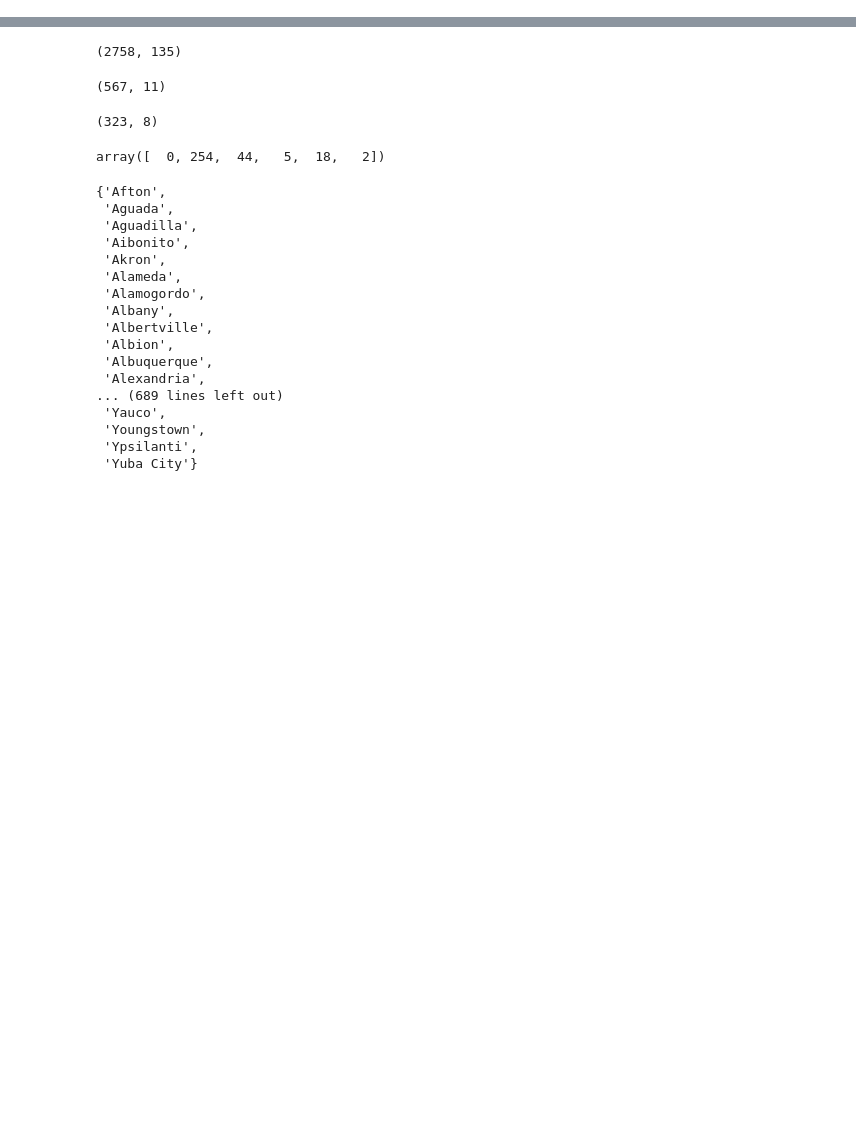
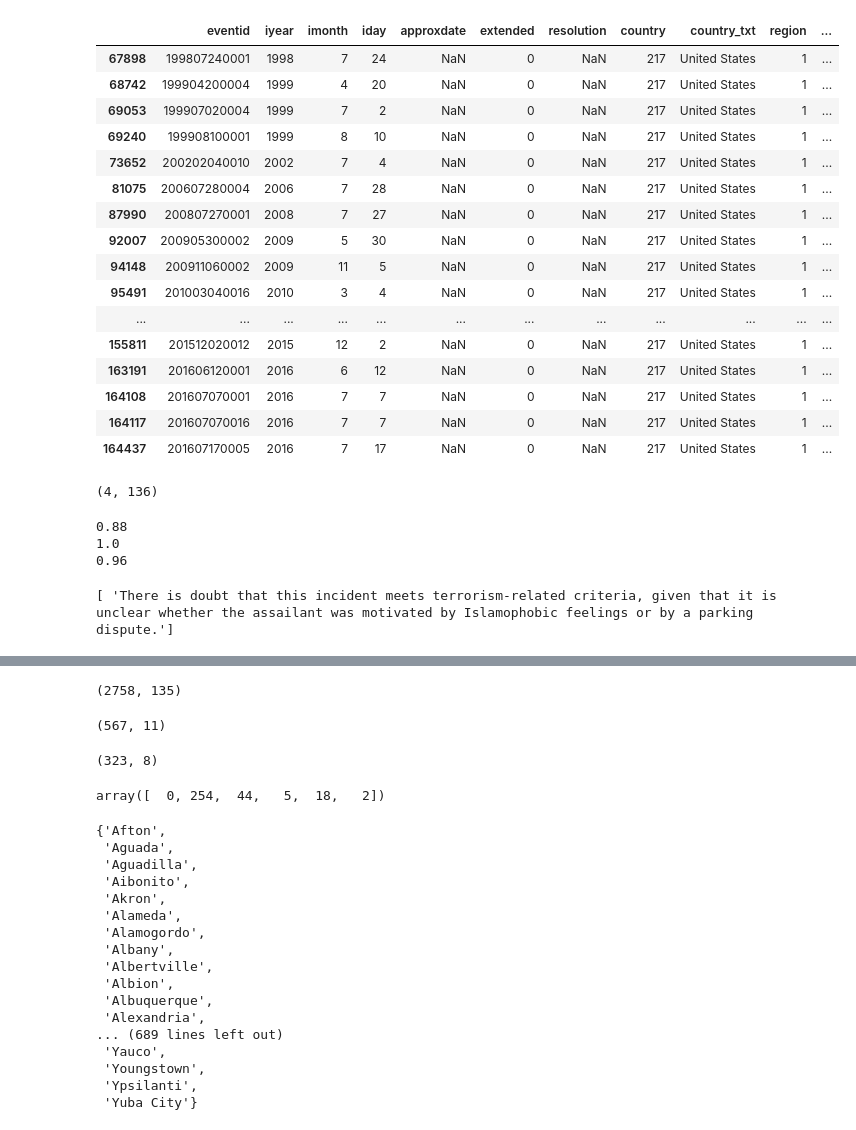
Before and after one commit to dallascard/terrorism, a Jupyter notebook: import databases.ipynb, the cells around one changed output, grey strips where cells are left out. Drawn from its saved outputs; the diff is of its cells as text; code cells hidden in the pictures; blank space fills up the shorter version.

```diff
--- a/import databases.ipynb
+++ b/import databases.ipynb
@@ -71,0 +152,40 @@ rand.head()
+# %%
+gtd2_us_3pv.to_csv('/Users/dcard/Desktop/temp.csv')
+gtd2_us_3pv.head(n=25)
+# %% [output]
+|  | eventid | iyear | imonth | iday | approxdate | extended | resolution | country | country_txt | region | ... |
+| 67898 | 199807240001 | 1998 | 7 | 24 | NaN | 0 | NaN | 217 | United States | 1 | ... |
+| 68742 | 199904200004 | 1999 | 4 | 20 | NaN | 0 | NaN | 217 | United States | 1 | ... |
+| 69053 | 199907020004 | 1999 | 7 | 2 | NaN | 0 | NaN | 217 | United States | 1 | ... |
+| 69240 | 199908100001 | 1999 | 8 | 10 | NaN | 0 | NaN | 217 | United States | 1 | ... |
+| 73652 | 200202040010 | 2002 | 7 | 4 | NaN | 0 | NaN | 217 | United States | 1 | ... |
+| 81075 | 200607280004 | 2006 | 7 | 28 | NaN | 0 | NaN | 217 | United States | 1 | ... |
+| 87990 | 200807270001 | 2008 | 7 | 27 | NaN | 0 | NaN | 217 | United States | 1 | ... |
+| 92007 | 200905300002 | 2009 | 5 | 30 | NaN | 0 | NaN | 217 | United States | 1 | ... |
+| 94148 | 200911060002 | 2009 | 11 | 5 | NaN | 0 | NaN | 217 | United States | 1 | ... |
+| 95491 | 201003040016 | 2010 | 3 | 4 | NaN | 0 | NaN | 217 | United States | 1 | ... |
+| ... | ... | ... | ... | ... | ... | ... | ... | ... | ... | ... | ... |
+| 155811 | 201512020012 | 2015 | 12 | 2 | NaN | 0 | NaN | 217 | United States | 1 | ... |
+| 163191 | 201606120001 | 2016 | 6 | 12 | NaN | 0 | NaN | 217 | United States | 1 | ... |
+| 164108 | 201607070001 | 2016 | 7 | 7 | NaN | 0 | NaN | 217 | United States | 1 | ... |
+| 164117 | 201607070016 | 2016 | 7 | 7 | NaN | 0 | NaN | 217 | United States | 1 | ... |
+| 164437 | 201607170005 | 2016 | 7 | 17 | NaN | 0 | NaN | 217 | United States | 1 | ... |
+# %%
+# take only the cases that are past the end date of MSA
+gtd2_us_temp = us[(us.iyear == 2016) & (us.imonth > 6)]
+print(gtd2_us_temp[gtd2_us_temp.nvictims >= 3].shape)
+# %% [output]
+(4, 136)
+# %%
+print(gtd2_us_3pv.crit1.mean())
+print(gtd2_us_3pv.crit2.mean())
+print(gtd2_us_3pv.crit3.mean())
+# %% [output]
+0.88
+1.0
+0.96
+# %%
+#gtd[gtd.eventid == 201502100004].head()
+print(gtd[gtd.eventid == 201502100004]['addnotes'].values)
+# %% [output]
+[ 'There is doubt that this incident meets terrorism-related criteria, given that it is unclear whether the assailant was motivated by Islamophobic feelings or by a parking dispute.']
```
Also changed, not shown: parts of 20 cells of this notebook, 5 other files.
